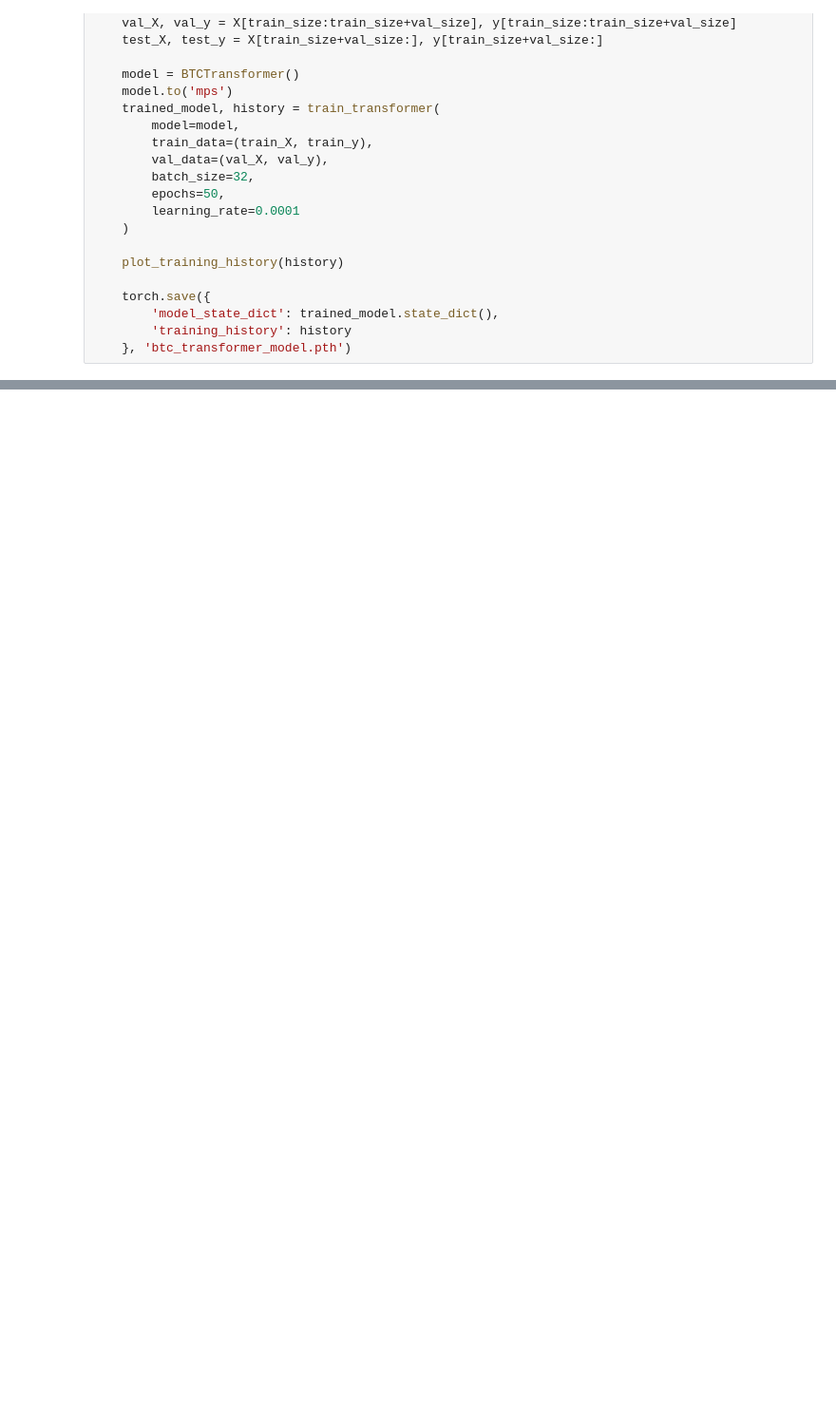
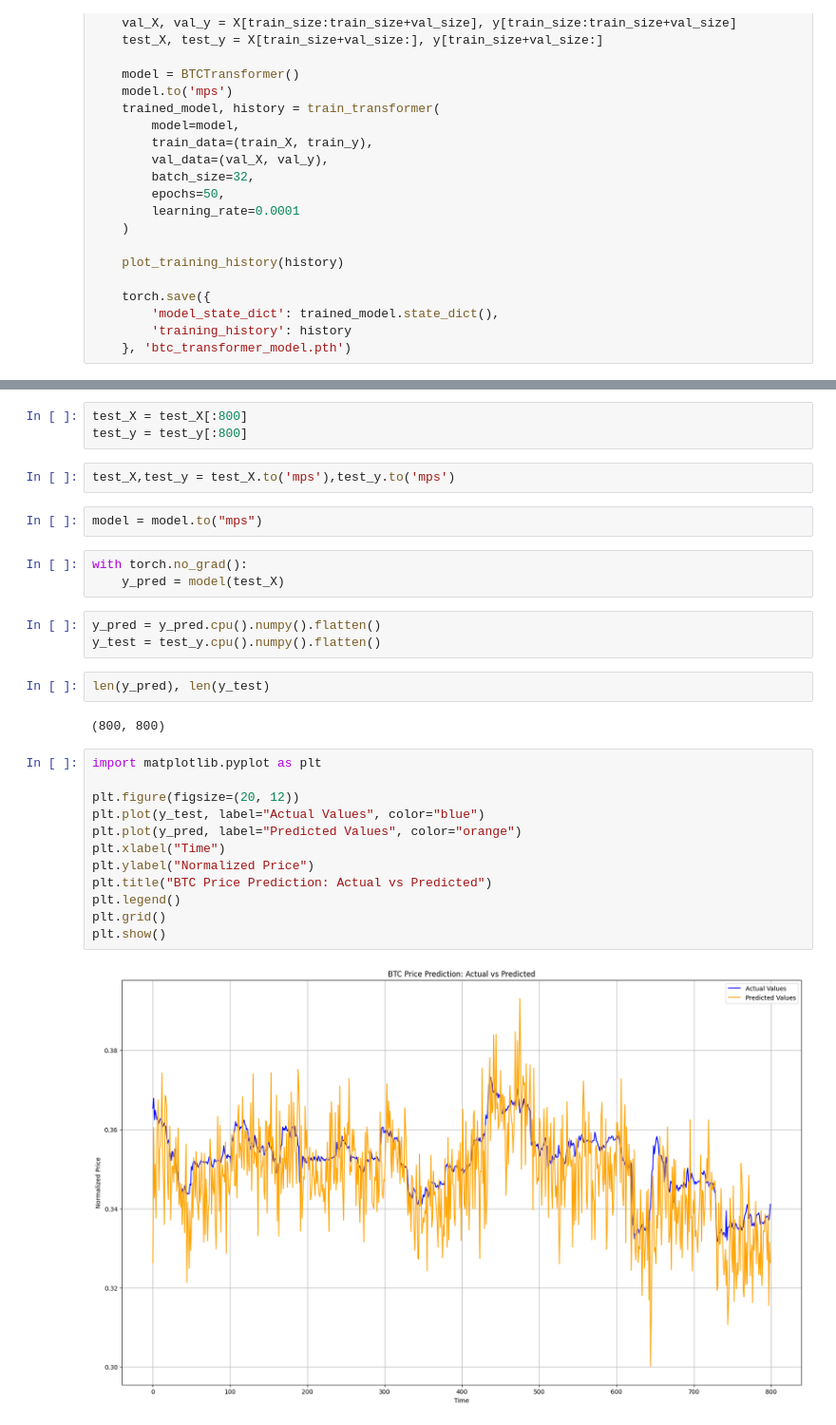
Before and after one commit to anurag2506/Transformers_BTC_price_predictoin, a Jupyter notebook: transformer_train.ipynb, the cells around one changed output, grey strips where cells are left out. Shown at 95% size. Cells and saved outputs as stored; diff of their text form; blank space fills up the shorter version.

```diff
--- a/transformer_train.ipynb
+++ b/transformer_train.ipynb
@@ -231,0 +261,31 @@ KeyboardInterrupt:
+# %%
+test_X = test_X[:800]
+test_y = test_y[:800]
+# %%
+test_X,test_y = test_X.to('mps'),test_y.to('mps')
+# %%
+model = model.to("mps")
+# %%
+with torch.no_grad():
+    y_pred = model(test_X)
+# %%
+y_pred = y_pred.cpu().numpy().flatten()
+y_test = test_y.cpu().numpy().flatten()
+# %%
+len(y_pred), len(y_test)
+# %% [output]
+(800, 800)
+# %%
+import matplotlib.pyplot as plt
+
+plt.figure(figsize=(20, 12))
+plt.plot(y_test, label="Actual Values", color="blue")
+plt.plot(y_pred, label="Predicted Values", color="orange")
+plt.xlabel("Time")
+plt.ylabel("Normalized Price")
+plt.title("BTC Price Prediction: Actual vs Predicted")
+plt.legend()
+plt.grid()
+plt.show()
+# %% [output]
+[figure, added]
```
Also changed, not shown: parts of 11 cells of this notebook, 2 other files.
